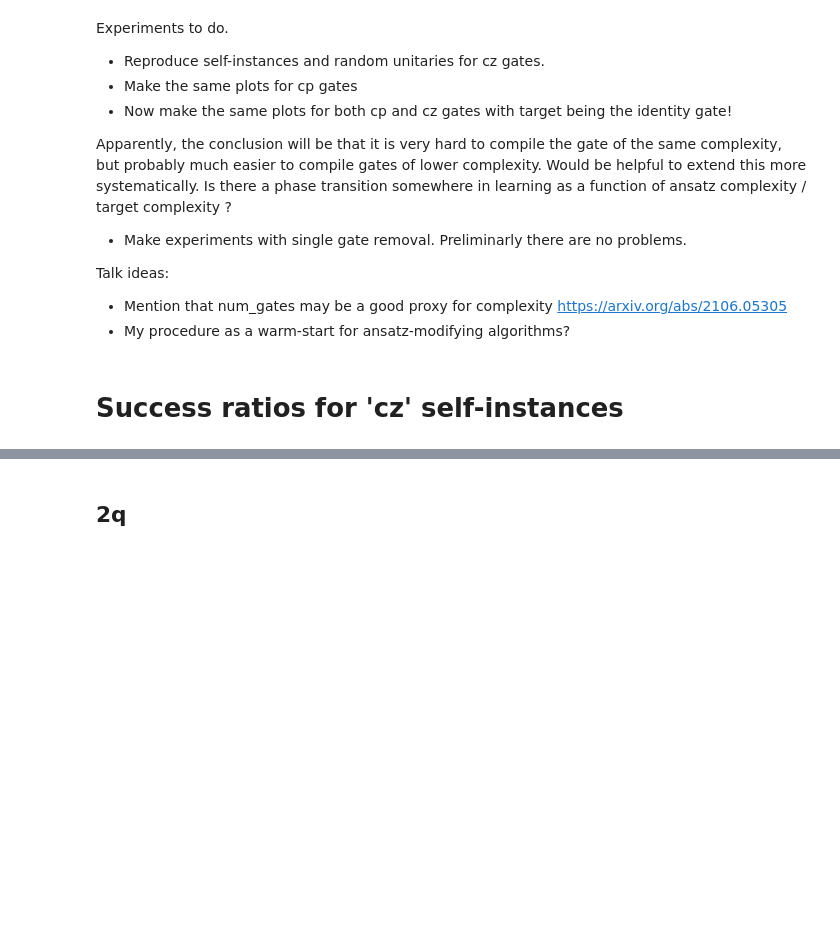
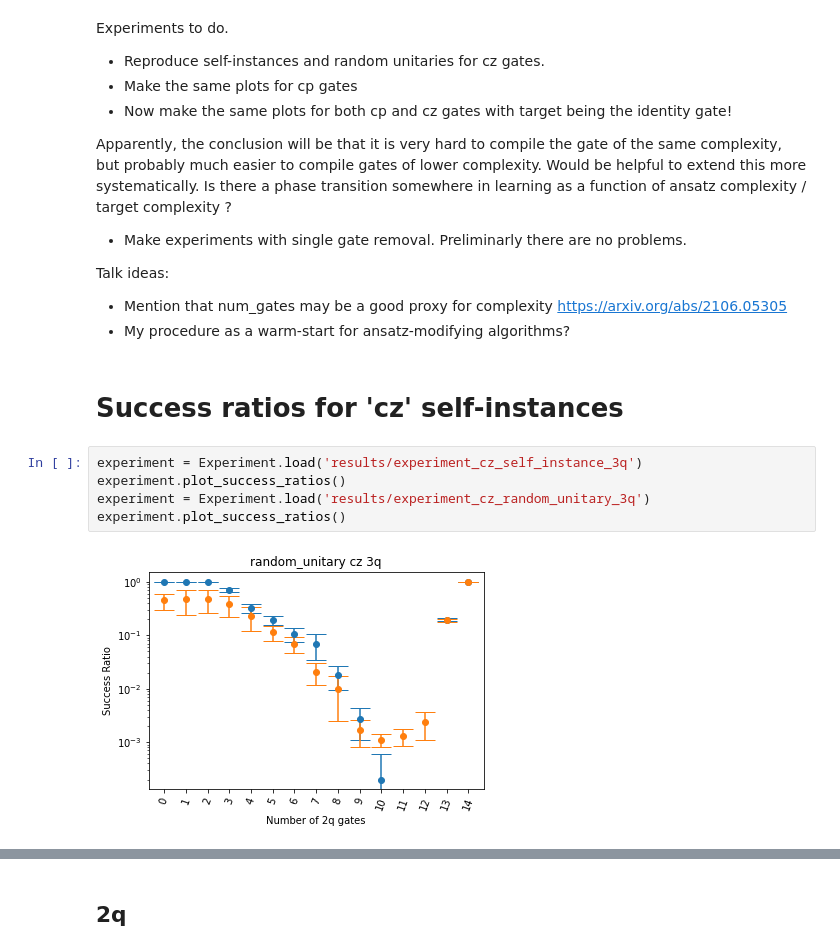
Before and after one commit to idnm/quantum_traps, a Jupyter notebook: experiments.ipynb, the cells around one changed output, grey strips where cells are left out. Cells and saved outputs as stored; diff of their text form; blank space fills up the shorter version.

```diff
--- a/experiments.ipynb
+++ b/experiments.ipynb
@@ -30,3 +30,10 @@ Talk ideas:
 - My procedure as a warm-start for ansatz-modifying algorithms?
 # %% [markdown]
 # Success ratios for 'cz' self-instances
+# %%
+experiment = Experiment.load('results/experiment_cz_self_instance_3q')
+experiment.plot_success_ratios()
+experiment = Experiment.load('results/experiment_cz_random_unitary_3q')
+experiment.plot_success_ratios()
+# %% [output]
+[figure, added]
```
Also changed, not shown: parts of 4 cells of this notebook, 1 other file.
